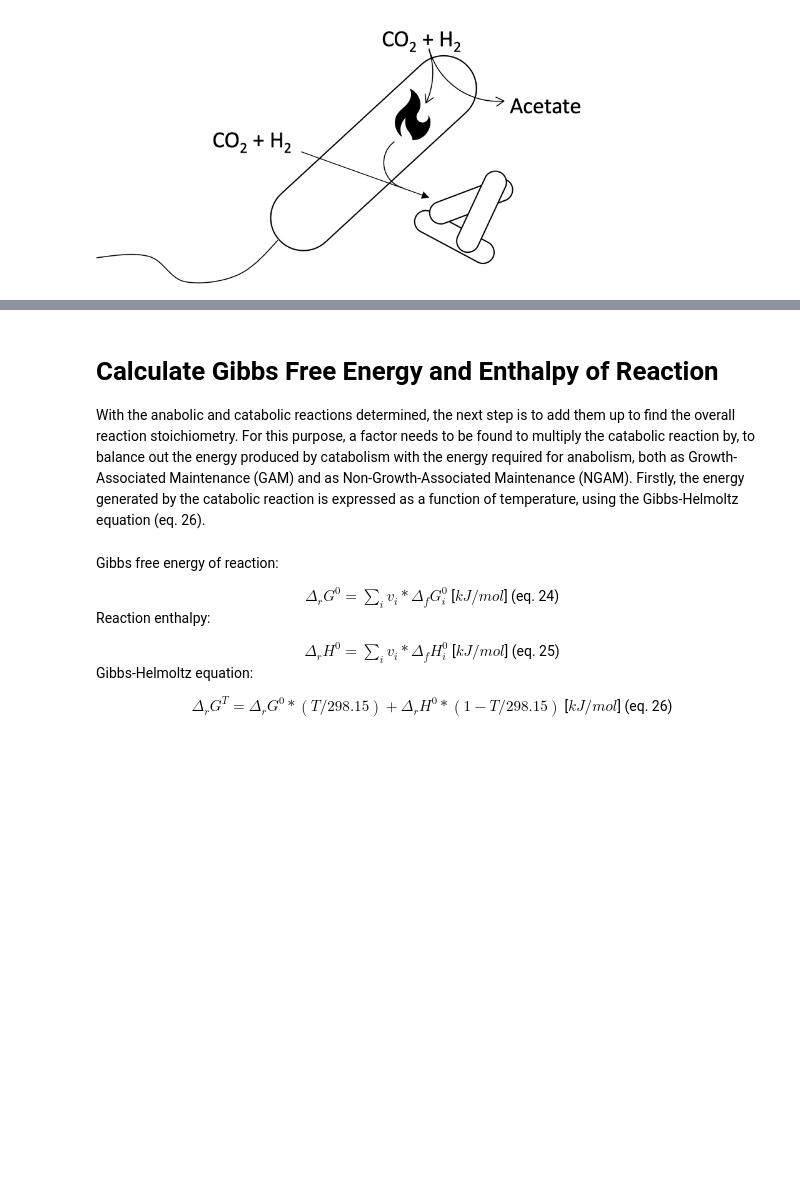
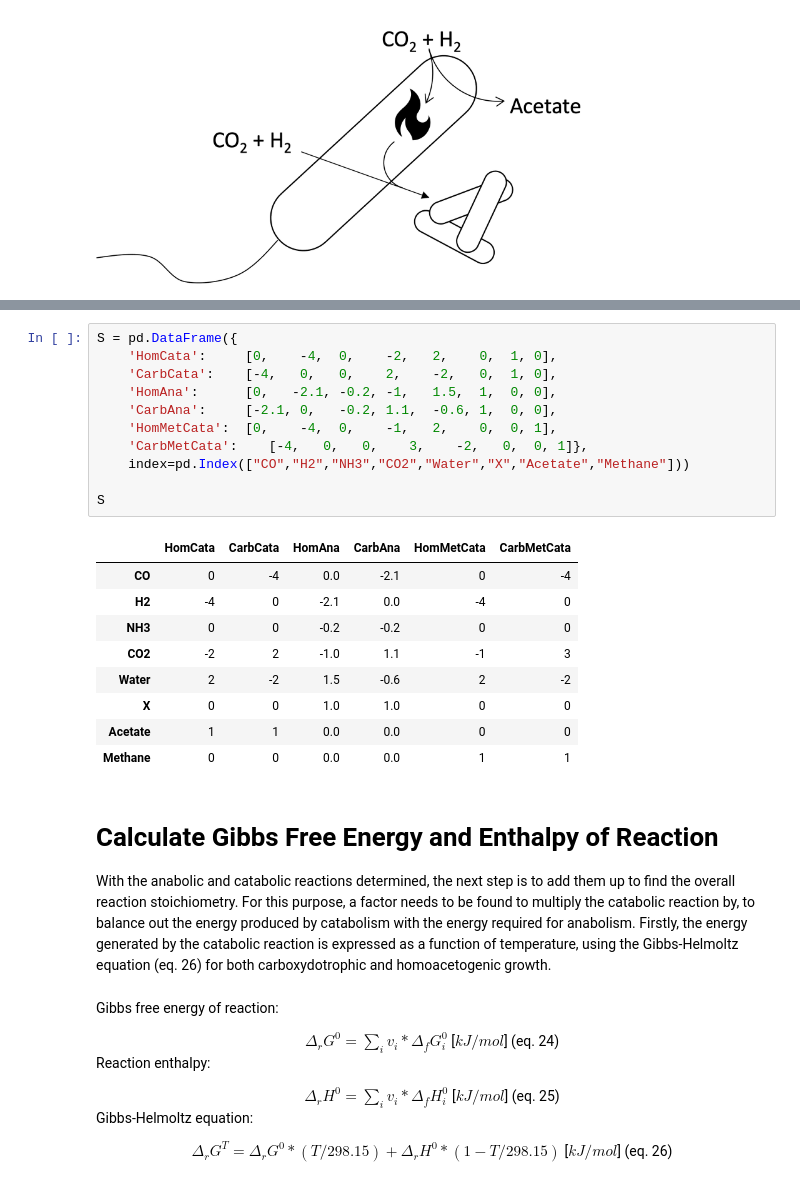
Before and after one commit to biosustain/CO2_fixation_models, a Jupyter notebook: Scripts/02_AcetogenYieldTempDependency.ipynb, the cells around one changed output, grey strips where cells are left out. Saved outputs shown, nothing was run; the diff lists cells and outputs as text; blank space fills up the shorter version.

```diff
--- a/Scripts/02_AcetogenYieldTempDependency.ipynb
+++ b/Scripts/02_AcetogenYieldTempDependency.ipynb
@@ -64,7 +72,28 @@ Image(filename='../Figures/ThermodynamicModelAnaCata.png', width = 500)
+# %%
+S = pd.DataFrame({
+    'HomCata':     [0,    -4,  0,    -2,   2,    0,  1, 0],
+    'CarbCata':    [-4,   0,   0,    2,    -2,   0,  1, 0],
+    'HomAna':      [0,   -2.1, -0.2, -1,   1.5,  1,  0, 0],
+    'CarbAna':     [-2.1, 0,   -0.2, 1.1,  -0.6, 1,  0, 0],
+    'HomMetCata':  [0,    -4,  0,    -1,   2,    0,  0, 1],
+    'CarbMetCata':    [-4,   0,   0,    3,    -2,   0,  0, 1]},
+    index=pd.Index(["CO","H2","NH3","CO2","Water","X","Acetate","Methane"]))
+
+S
+# %% [output]
+|  | HomCata | CarbCata | HomAna | CarbAna | HomMetCata | CarbMetCata |
+| CO | 0 | -4 | 0.0 | -2.1 | 0 | -4 |
+| H2 | -4 | 0 | -2.1 | 0.0 | -4 | 0 |
+| NH3 | 0 | 0 | -0.2 | -0.2 | 0 | 0 |
+| CO2 | -2 | 2 | -1.0 | 1.1 | -1 | 3 |
+| Water | 2 | -2 | 1.5 | -0.6 | 2 | -2 |
+| X | 0 | 0 | 1.0 | 1.0 | 0 | 0 |
+| Acetate | 1 | 1 | 0.0 | 0.0 | 0 | 0 |
+| Methane | 0 | 0 | 0.0 | 0.0 | 1 | 1 |
 # %% [markdown]
 # Calculate Gibbs Free Energy and Enthalpy of Reaction
 
-With the anabolic and catabolic reactions determined, the next step is to add them up to find the overall reaction stoichiometry. For this purpose, a factor needs to be found to multiply the catabolic reaction by, to balance out the energy produced by catabolism with the energy required for anabolism, both as Growth-Associated Maintenance (GAM) and as Non-Growth-Associated Maintenance (NGAM). Firstly, the energy generated by the catabolic reaction is expressed as a function of temperature, using the Gibbs-Helmoltz equation (eq. 26).
+With the anabolic and catabolic reactions determined, the next step is to add them up to find the overall reaction stoichiometry. For this purpose, a factor needs to be found to multiply the catabolic reaction by, to balance out the energy produced by catabolism with the energy required for anabolism. Firstly, the energy generated by the catabolic reaction is expressed as a function of temperature, using the Gibbs-Helmoltz equation (eq. 26) for both carboxydotrophic and homoacetogenic growth.
 # %% [markdown]
 <p>Gibbs free energy of reaction: </p>
 <div style="text-align: center">  $ \Delta _r G^0 = \sum_i v_i * \Delta _fG_i^0$ [$kJ/mol$]
```
Also changed, not shown: parts of 23 cells of this notebook, 1 other file.
